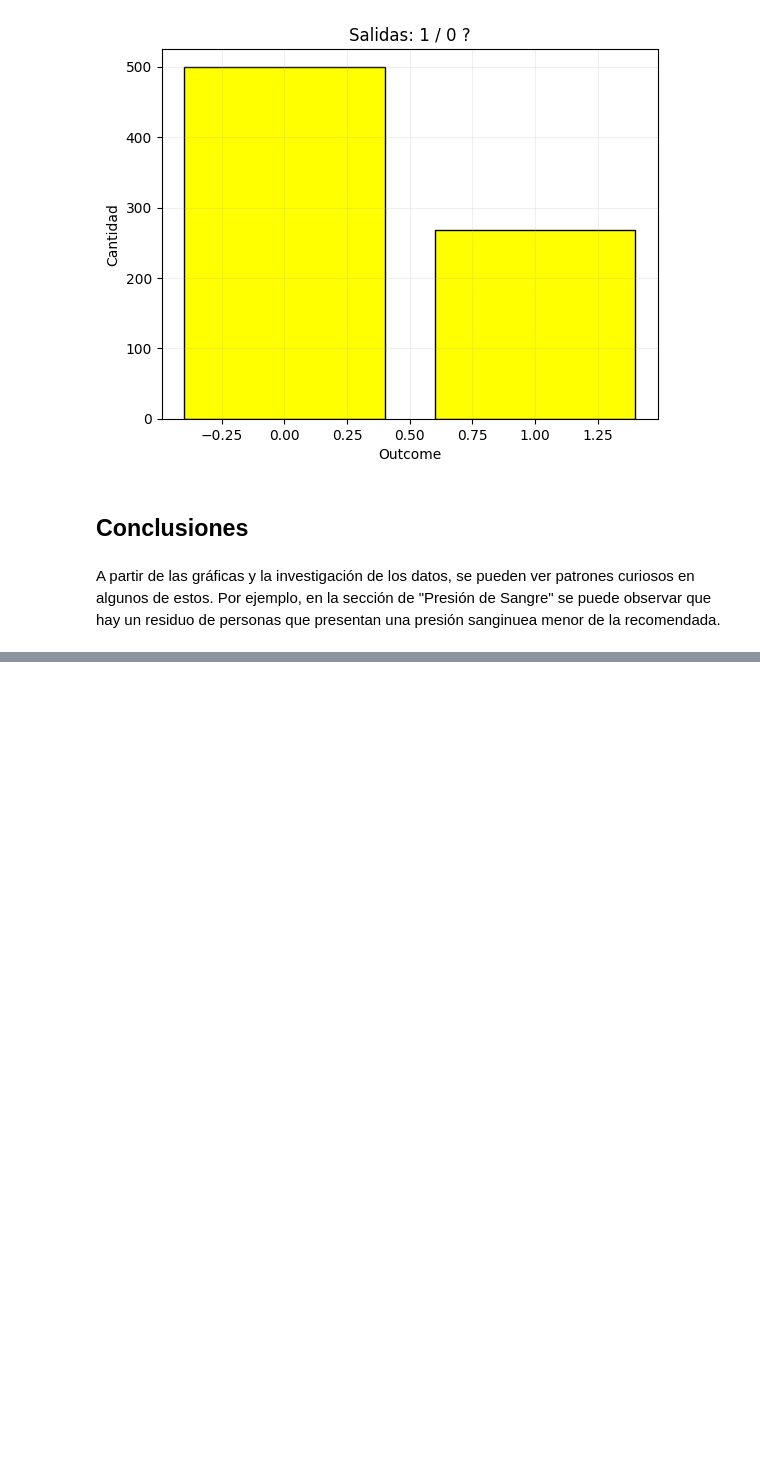
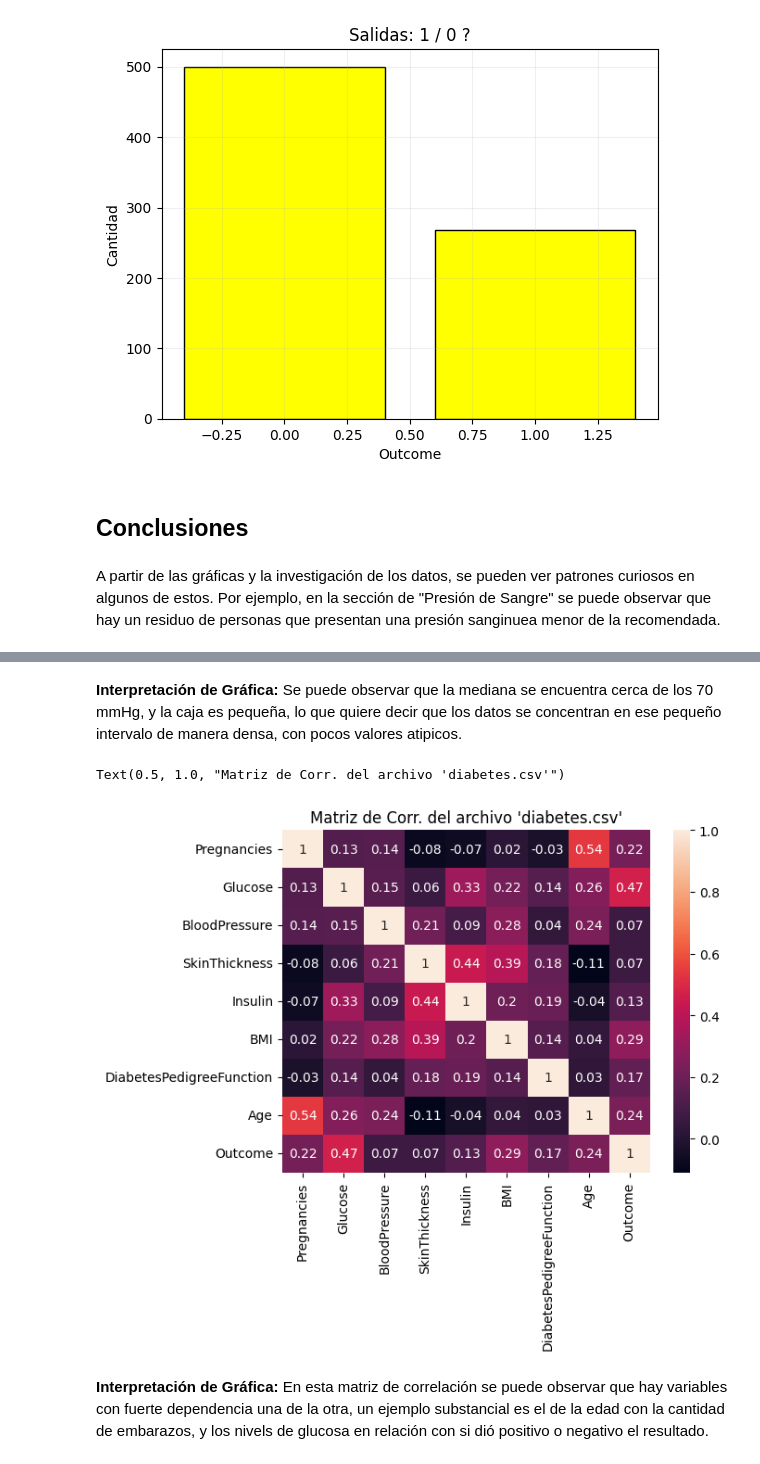
Before and after one commit to IlanNaM/laboratorio_A01412672, a Jupyter notebook: EstadisticaDescriptiva.ipynb, the cells around one changed output, grey strips where cells are left out. Drawn from its saved outputs; the diff is of its cells as text; code cells hidden in the pictures; blank space fills up the shorter version.

```diff
--- a/EstadisticaDescriptiva.ipynb
+++ b/EstadisticaDescriptiva.ipynb
@@ -341,0 +363,12 @@ A partir de las gráficas y la investigación de los datos, se pueden ver patron
+# %% [markdown]
+**Interpretación de Gráfica:** Se puede observar que la mediana se encuentra cerca de los 70 mmHg, y la caja es pequeña, lo que quiere decir que los datos se concentran en ese pequeño intervalo de manera densa, con pocos valores atipicos.
+# %%
+diabetes_num = diabetes.select_dtypes(include="number").dropna()
+mat_corr = diabetes_num.corr().round(2)
+sns.heatmap(mat_corr, annot=True)
+plt.title("Matriz de Corr. del archivo 'diabetes.csv'")
+# %% [output]
+Text(0.5, 1.0, "Matriz de Corr. del archivo 'diabetes.csv'")
+[figure, added]
+# %% [markdown]
+**Interpretación de Gráfica:** En esta matriz de correlación se puede observar que hay variables con fuerte dependencia una de la otra, un ejemplo substancial es el de la edad con la cantidad de embarazos, y los nivels de glucosa en relación con si dió positivo o negativo el resultado.
```
Also changed, not shown: parts of 5 cells of this notebook, 1 other file.
